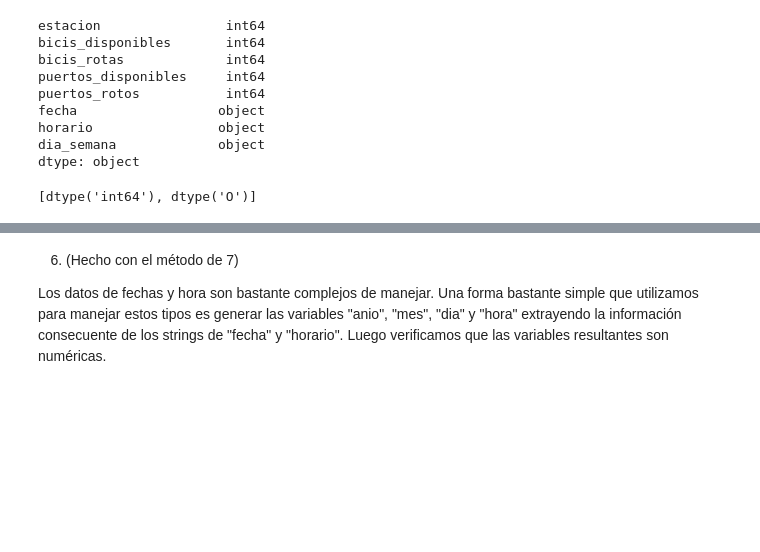
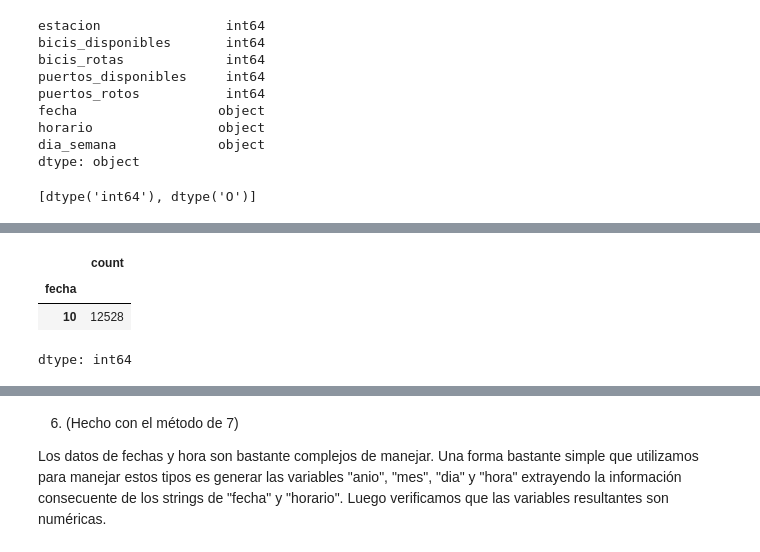
Before and after one commit to davidpalacio1/TP-1-LDD, a Jupyter notebook: TP_bicis.ipynb, the cells around one changed output, grey strips where cells are left out. Saved outputs shown, nothing was run; the diff lists cells and outputs as text; code cells hidden in the pictures; blank space fills up the shorter version.

```diff
--- a/TP_bicis.ipynb
+++ b/TP_bicis.ipynb
@@ -164,0 +219,7 @@ La cantidad de datos faltantes del df 'datos_limpios' es : 0
+# %%
+datos_limpios["fecha"].str.len().value_counts()
+# %% [output]
+|  | count |
+| fecha |  |
+| 10 | 12528 |
+dtype: int64
```
Also changed, not shown: parts of 22 cells of this notebook.
